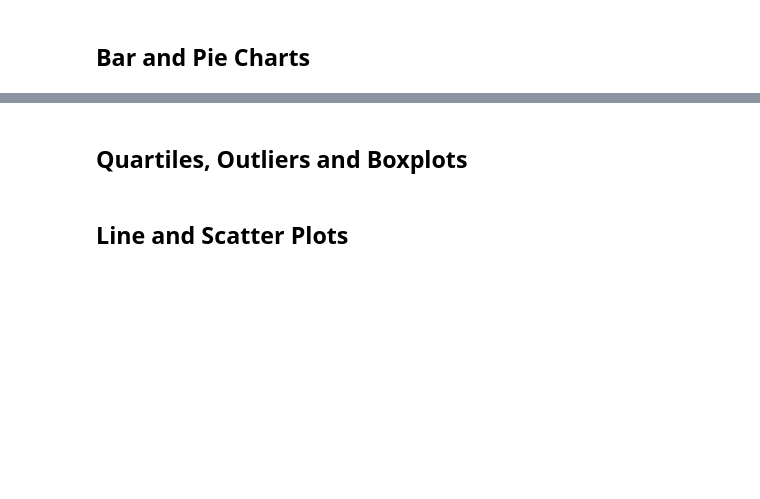
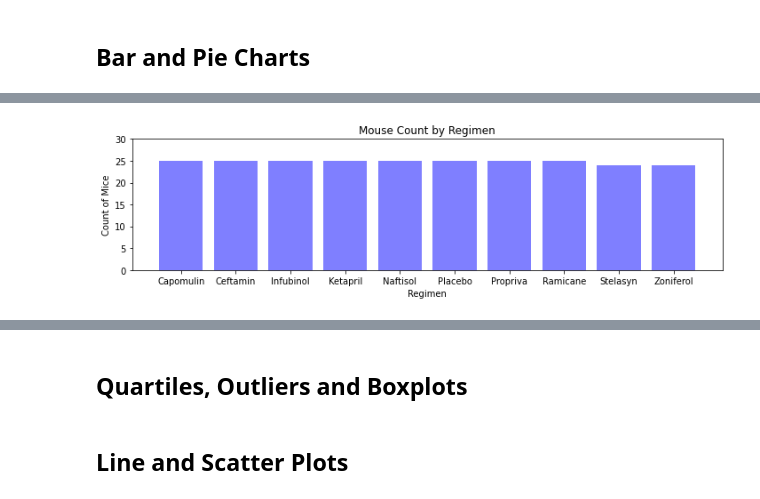
Before and after one commit to Leonardo-Urrutia/matplotlib-challenge, a Jupyter notebook: pymaceuticals.ipynb, the cells around one changed output, grey strips where cells are left out. Drawn from its saved outputs; the diff is of its cells as text; code cells hidden in the pictures; blank space fills up the shorter version.

```diff
--- a/pymaceuticals.ipynb
+++ b/pymaceuticals.ipynb
@@ -112,4 +96,6 @@ There are 248 mice in this study
 # %%
 # Generate a summary statistics table of mean, median, variance, standard deviation, and SEM of the tumor volume for each regimen
-
 # Using the aggregation method, produce the same summary statistics in a single line
+RegimenGroup = cleaned_df.groupby("Drug Regimen").agg(["mean", "median", "var", "std", "sem"])
+tumorVolumeStats = RegimenGroup.loc[:,"Tumor Volume (mm3)"]
+tumorVolumeStats
@@ -118 +142,13 @@ There are 248 mice in this study
+# %%
+# Generate a bar plot showing the total number of unique mice tested on each drug regimen using pyplot.
+drugRegimenList = tumorVolumeStats.index
+plt.figure(figsize=(10,3))
+plt.bar(x=drugRegimenList, height=drugRegimenCount, color='blue', alpha=0.5, align="center")
+plt.title("Mouse Count by Regimen")
+plt.xlabel("Regimen")
+plt.ylabel("Count of Mice")
+plt.ylim(0,30)
+plt.tight_layout()
+# %% [output]
+[figure, added]
 # %%
```
Also changed, not shown: parts of 7 cells of this notebook.
